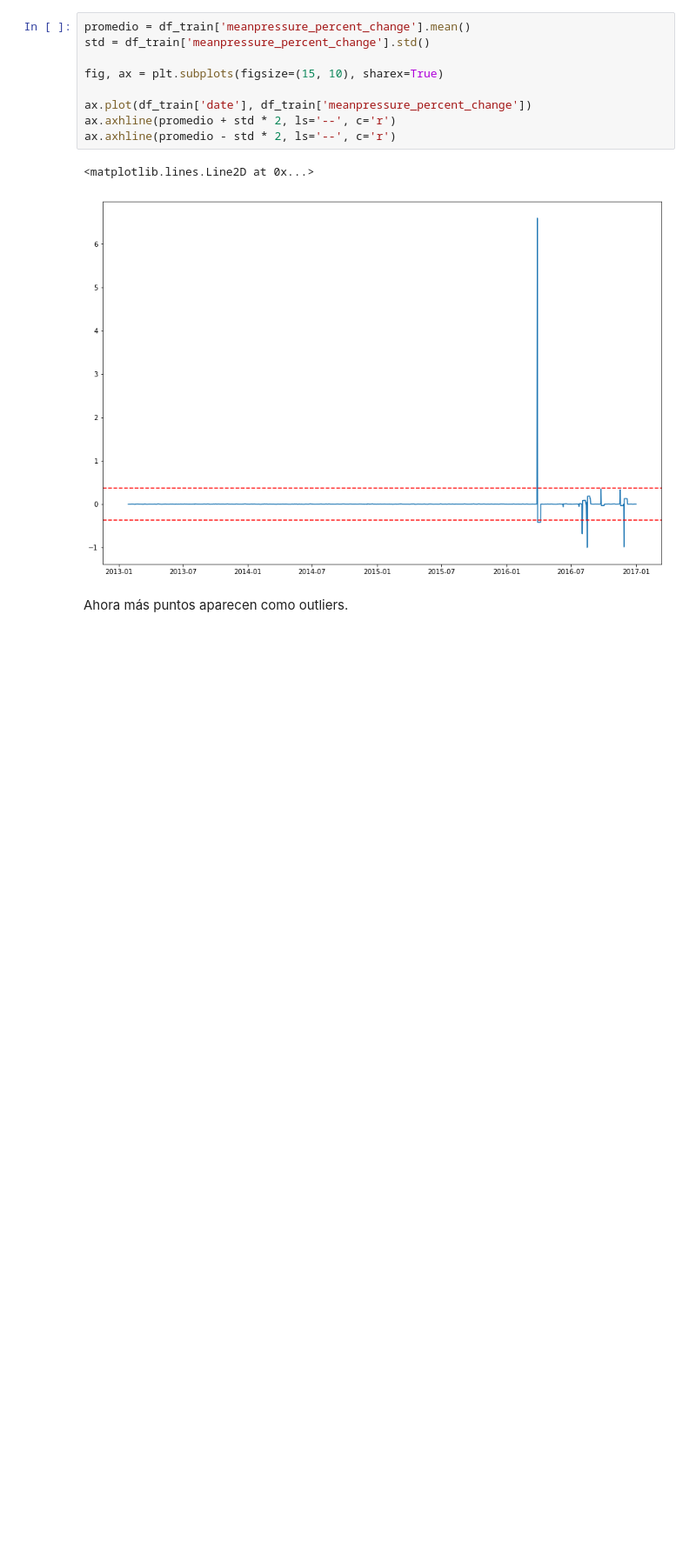
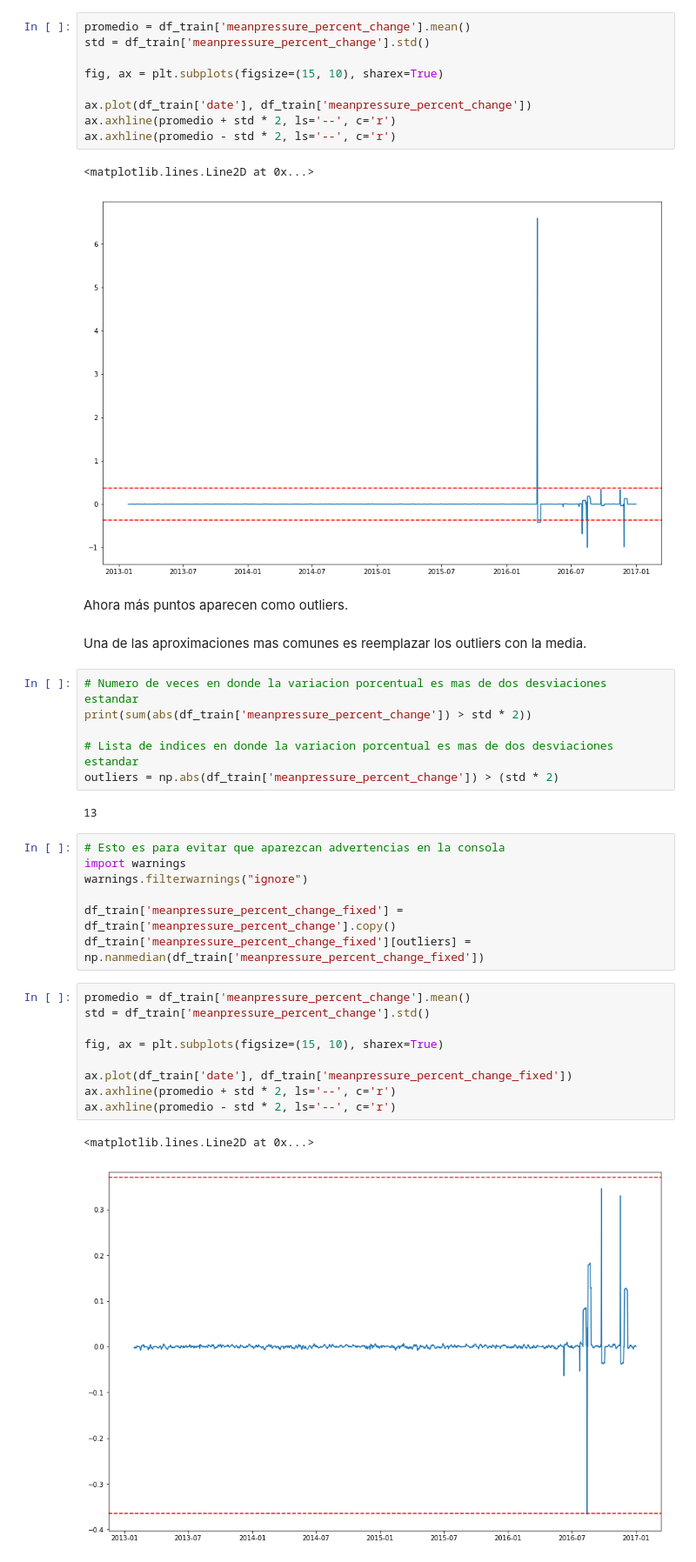
Before and after one commit to PamelaMunozCaceres/Python-Study, a Jupyter notebook: Jugando con Series de Tiempo.ipynb, the cells around one changed output. Shown at 87% size. Saved outputs shown, nothing was run; the diff lists cells and outputs as text; blank space fills up the shorter version.

Commit message:
reemplazando outliers

```diff
--- a/Jugando con Series de Tiempo.ipynb
+++ b/Jugando con Series de Tiempo.ipynb
@@ -227,3 +227,32 @@ ax.axhline(promedio - std * 2, ls='--', c='r')
 [figure]
 # %% [markdown]
 Ahora más puntos aparecen como outliers.
+# %% [markdown]
+Una de las aproximaciones mas comunes es reemplazar los outliers con la media.
+# %%
+# Numero de veces en donde la variacion porcentual es mas de dos desviaciones estandar
+print(sum(abs(df_train['meanpressure_percent_change']) > std * 2))
+
+# Lista de indices en donde la variacion porcentual es mas de dos desviaciones estandar
+outliers = np.abs(df_train['meanpressure_percent_change']) > (std * 2)
+# %% [output]
+13
+# %%
+# Esto es para evitar que aparezcan advertencias en la consola
+import warnings
+warnings.filterwarnings("ignore")
+
+df_train['meanpressure_percent_change_fixed'] = df_train['meanpressure_percent_change'].copy()
+df_train['meanpressure_percent_change_fixed'][outliers] = np.nanmedian(df_train['meanpressure_percent_change_fixed'])
+# %%
+promedio = df_train['meanpressure_percent_change'].mean()
+std = df_train['meanpressure_percent_change'].std()
+
+fig, ax = plt.subplots(figsize=(15, 10), sharex=True)
+
+ax.plot(df_train['date'], df_train['meanpressure_percent_change_fixed'])
+ax.axhline(promedio + std * 2, ls='--', c='r')
+ax.axhline(promedio - std * 2, ls='--', c='r')
+# %% [output]
+<matplotlib.lines.Line2D at 0x...>
+[figure, added]
```
Also changed, not shown: parts of 4 cells of this notebook.
